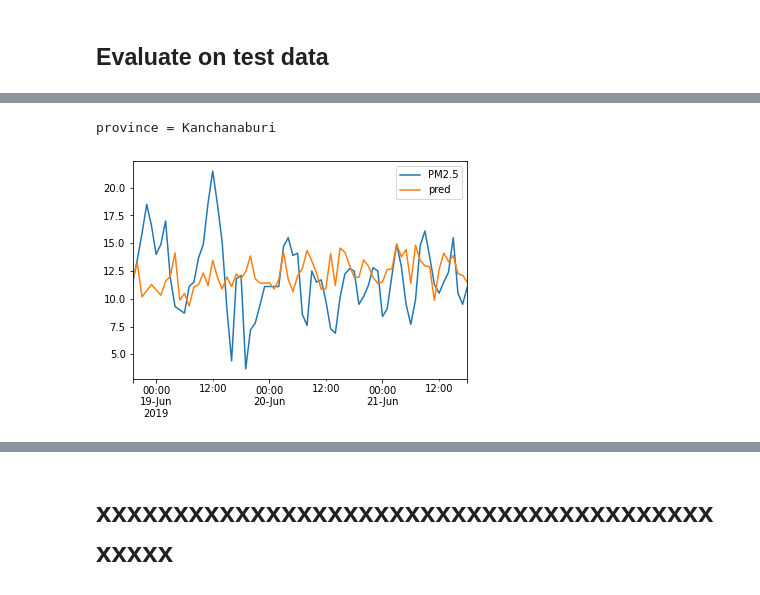
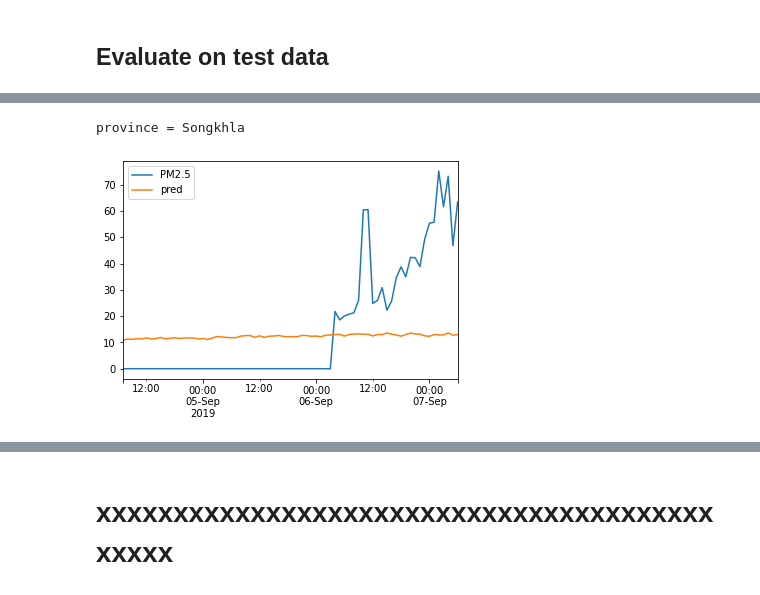
Before and after one commit to samsatp/PM25-DataScience-TermProject, a Jupyter notebook: 5. models_playground.ipynb, the cells around one changed output, grey strips where cells are left out. Saved outputs shown, nothing was run; the diff lists cells and outputs as text; code cells hidden in the pictures.

```diff
--- a/5. models_playground.ipynb
+++ b/5. models_playground.ipynb
@@ -32,3 +104,3 @@ Train_data, X_train, Y_train = prepare_train_data(timesteps, feature_used = feat
 # %%
-Test_data, X_test, Y_test = prepare_test_data(Train_data, timesteps, feature_used = feature_used)
+Test_data, X_test, Y_test = prepare_new_test(Train_data, timesteps, feature_used = feature_used)
 # %% [output]
@@ -103,7 +185,7 @@ print(f"timesteps : {timesteps}")
 # %% [output]
 timesteps : 360
 # %%
-province = 'Kanchanaburi'
+province = 'Khon Kaen'
 x_feed, y_feed = x_[province]['Train'], y_[province]['Train']
 x_eval, y_eval = x_[province]['Test'], y_[province]['Test']
 
@@ -124,7 +206,7 @@ n_features = len(feature_used)
 
 # define model
 model = Sequential([
-    LSTM(200, input_shape=(timesteps, n_features), return_sequences=True),
+    LSTM(100, input_shape=(timesteps, n_features), return_sequences=True),
     Dropout(rate=0.1),
     LSTM(60),
     Dropout(rate=0.1),
@@ -133,5 +217,5 @@ model = Sequential([
 # %%
-model.compile(optimizer=tf.keras.optimizers.SGD(learning_rate=0.009, momentum=0.9,clipvalue=1.0), loss='mse')
+model.compile(optimizer=tf.keras.optimizers.Adam(learning_rate=0.0007), loss='mse')
 
 # TensorBoard
 run_id = time.strftime("run_%Y_%m_%d-%H_%M_%S")
@@ -145,7 +229,7 @@ early_stop = tf.keras.callbacks.EarlyStopping(monitor='val_loss', min_delta=0.00
 nan_stop = tf.keras.callbacks.TerminateOnNaN()
 
 history = model.fit(x_feed, y_feed, validation_data=(x_eval, y_eval),
-                    epochs=100, batch_size=32,
+                    epochs=5, batch_size=32,
                     callbacks=[tensorboard_cb, early_stop, nan_stop])
 
 # tensorboard --logdir=.\my_logs --port=6006
@@ -194,13 +270,13 @@ province : Kanchanaburi
 # %%
-i = 369
+i = 679
 print('province =',province)
 h = y_train_scalers[province].inverse_transform(pred[i].numpy().reshape((-1,1)))
 k = Y_test[province][i].copy()
 k['pred'] = h
 k.plot();
 # %% [output]
-province = Kanchanaburi
+province = Songkhla
-[figure, old version]
+[figure, new version]
 # %%
 np.argmin(rmse)
 # %% [output]
```
Also changed, not shown: parts of 21 cells of this notebook, 9 other files.
